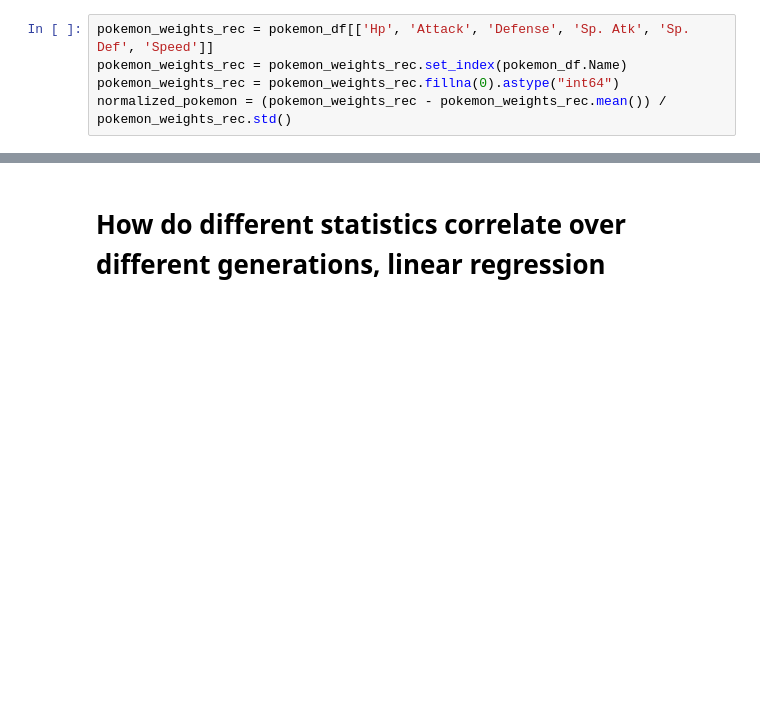
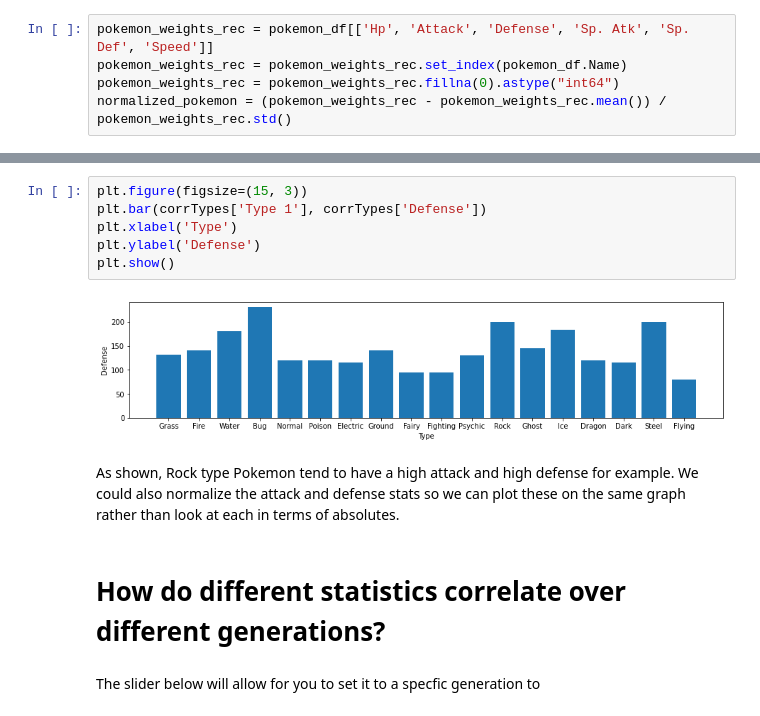
Before and after one commit to rjaggannagari/3654-Data-Science-Project, a Jupyter notebook: Project1.ipynb, the cells around one changed output, grey strips where cells are left out. Saved outputs shown, nothing was run; the diff lists cells and outputs as text; blank space fills up the shorter version.

```diff
--- a/Project1.ipynb
+++ b/Project1.ipynb
@@ -387,3 +405,15 @@ plt.show()
+# %%
+plt.figure(figsize=(15, 3))
+plt.bar(corrTypes['Type 1'], corrTypes['Defense'])
+plt.xlabel('Type')
+plt.ylabel('Defense')
+plt.show()
+# %% [output]
+[figure, added]
+# %% [markdown]
+As shown, Rock type Pokemon tend to have a high attack and high defense for example. We could also normalize the attack and defense stats so we can plot these on the same graph rather than look at each in terms of absolutes.
 # %% [markdown]
-# How do different statistics correlate over different generations, linear regression
+# How do different statistics correlate over different generations?
+# %% [markdown]
+The slider below will allow for you to set it to a specfic generation to
 # %%
```
Also changed, not shown: parts of 61 cells of this notebook.
